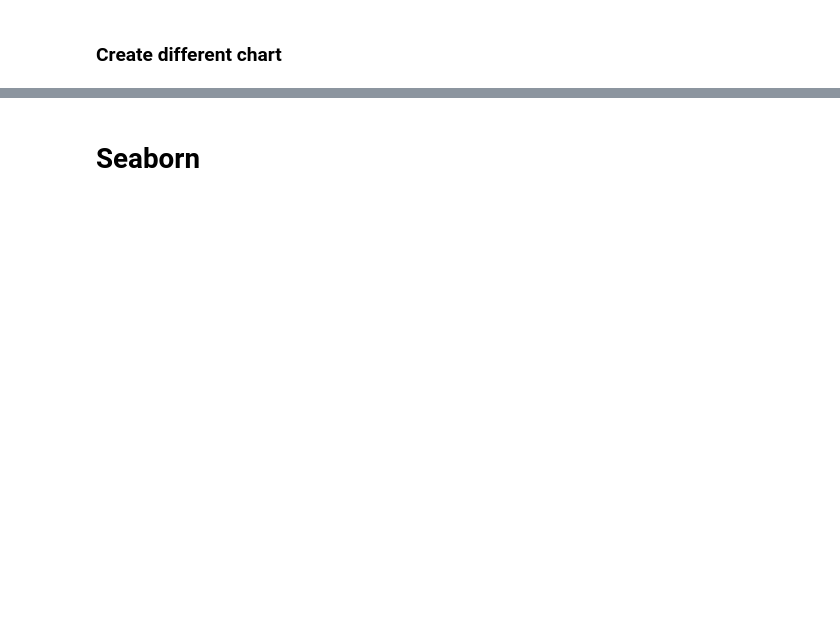
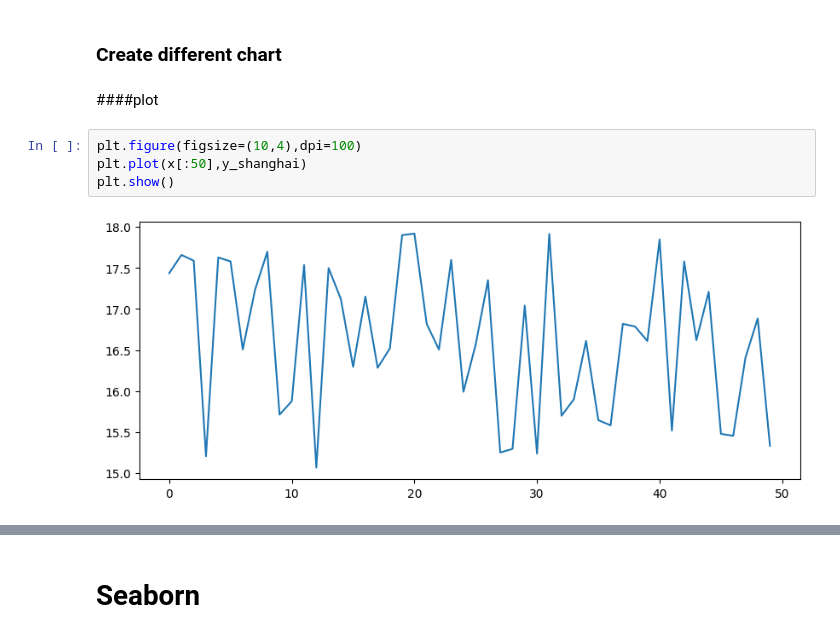
Before and after one commit to HeHeHuang/DataAnalytic, a Jupyter notebook: Visualization_ML.ipynb, the cells around one changed output, grey strips where cells are left out. Saved outputs shown, nothing was run; the diff lists cells and outputs as text; blank space fills up the shorter version.

```diff
--- a/Visualization_ML.ipynb
+++ b/Visualization_ML.ipynb
@@ -114,2 +116,10 @@ plt.show()
 # %% [markdown]
 ### Create different chart
+# %% [markdown]
+####plot
+# %%
+plt.figure(figsize=(10,4),dpi=100)
+plt.plot(x[:50],y_shanghai)
+plt.show()
+# %% [output]
+[figure, added]
```
Also changed, not shown: parts of 25 cells of this notebook.
